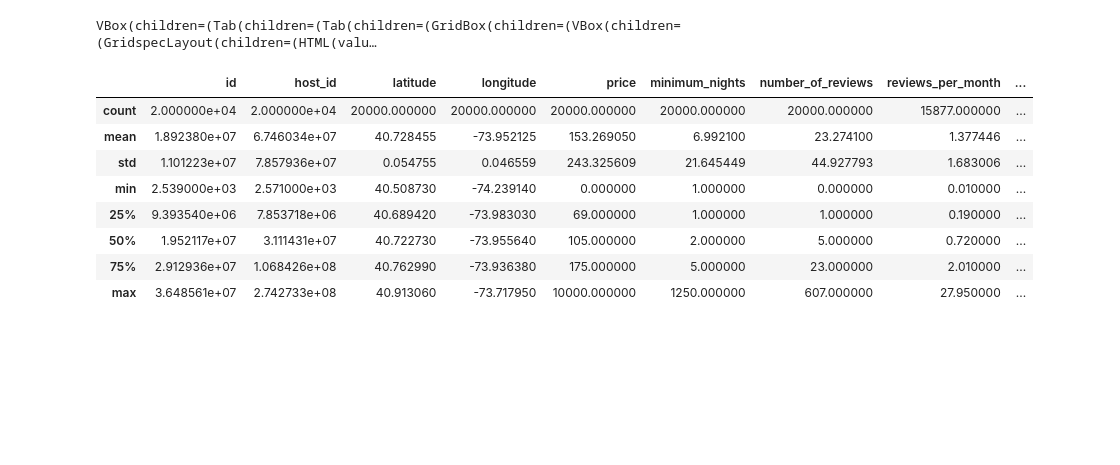
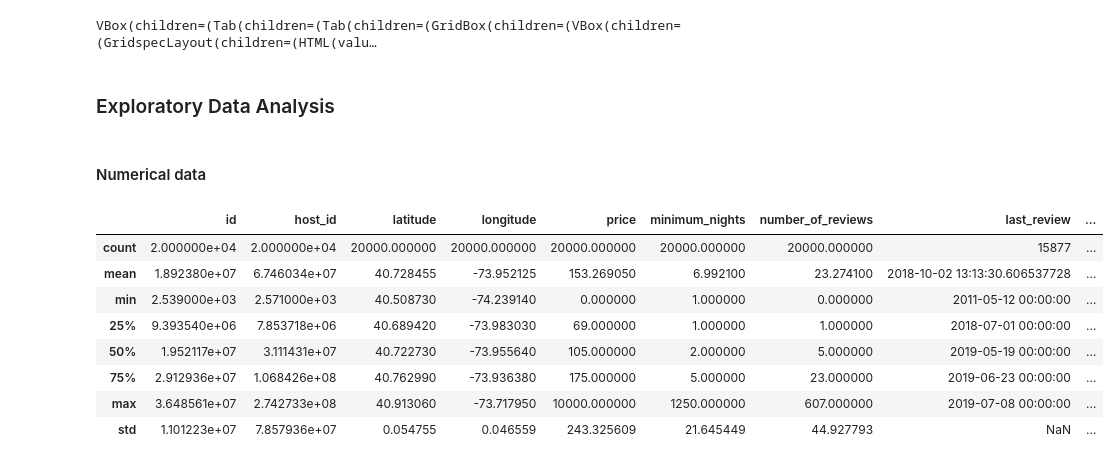
Before and after one commit to ibrahim-sheriff/Build-a-ML-Pipeline-for-Short-term-Rental-Prices-in-NYC, a Jupyter notebook: components/eda/EDA.ipynb, the cells around one changed output. Drawn from its saved outputs; the diff is of its cells as text; code cells hidden in the pictures; blank space fills up the shorter version.

Commit message:
Added EDA, data_clean and data_check components

```diff
--- a/components/eda/EDA.ipynb
+++ b/components/eda/EDA.ipynb
@@ -8,6 +9,11 @@ import pandas_profiling
 
 sns.set()
+# %%
+with open("../../config.yaml", "r") as file:
+    config = yaml.safe_load(file)
 # %%
-run = wandb.init(project="nyc_airbnb", save_code=True)
+run = wandb.init(project=config['main']['project_name'],
+                 group=config['main']['experiment_name'],
+                 job_type="EDA", save_code=True)
 # %% [output]
 wandb: Currently logged in as: ibrahimsherif (use `wandb login --relogin` to force relogin)
@@ -21,6 +27,7 @@ Run data is saved locally in /mnt/c/Users/lenovo/Desktop/Machine Learning DevOps
 # %%
-artifact = run.use_artifact("nyc_airbnb/raw_data.csv:latest\")\n",
+artifact = run.use_artifact("nyc_airbnb/raw_data.csv:latest")
 df = pd.read_csv(artifact.file())
+df['last_review'] = pd.to_datetime(df['last_review'])
 
 df.head()
 # %% [output]
@@ -35,15 +42,19 @@ profile = pandas_profiling.ProfileReport(df, title="Pandas Profiling Report")
 profile.to_widgets()
 # %% [output]
 VBox(children=(Tab(children=(Tab(children=(GridBox(children=(VBox(children=(GridspecLayout(children=(HTML(valu…
+# %% [markdown]
+### Exploratory Data Analysis
+# %% [markdown]
+#### Numerical data
 # %%
-df.describe()
+df.describe(datetime_is_numeric=True)
 # %% [output]
-|  | id | host_id | latitude | longitude | price | minimum_nights | number_of_reviews | reviews_per_month | ... |
-| count | 2.000000e+04 | 2.000000e+04 | 20000.000000 | 20000.000000 | 20000.000000 | 20000.000000 | 20000.000000 | 15877.000000 | ... |
-| mean | 1.892380e+07 | 6.746034e+07 | 40.728455 | -73.952125 | 153.269050 | 6.992100 | 23.274100 | 1.377446 | ... |
-| std | 1.101223e+07 | 7.857936e+07 | 0.054755 | 0.046559 | 243.325609 | 21.645449 | 44.927793 | 1.683006 | ... |
-| min | 2.539000e+03 | 2.571000e+03 | 40.508730 | -74.239140 | 0.000000 | 1.000000 | 0.000000 | 0.010000 | ... |
-| 25% | 9.393540e+06 | 7.853718e+06 | 40.689420 | -73.983030 | 69.000000 | 1.000000 | 1.000000 | 0.190000 | ... |
-| 50% | 1.952117e+07 | 3.111431e+07 | 40.722730 | -73.955640 | 105.000000 | 2.000000 | 5.000000 | 0.720000 | ... |
-| 75% | 2.912936e+07 | 1.068426e+08 | 40.762990 | -73.936380 | 175.000000 | 5.000000 | 23.000000 | 2.010000 | ... |
-| max | 3.648561e+07 | 2.742733e+08 | 40.913060 | -73.717950 | 10000.000000 | 1250.000000 | 607.000000 | 27.950000 | ... |
+|  | id | host_id | latitude | longitude | price | minimum_nights | number_of_reviews | last_review | ... |
+| count | 2.000000e+04 | 2.000000e+04 | 20000.000000 | 20000.000000 | 20000.000000 | 20000.000000 | 20000.000000 | 15877 | ... |
+| mean | 1.892380e+07 | 6.746034e+07 | 40.728455 | -73.952125 | 153.269050 | 6.992100 | 23.274100 | 2018-10-02 13:13:30.606537728 | ... |
+| min | 2.539000e+03 | 2.571000e+03 | 40.508730 | -74.239140 | 0.000000 | 1.000000 | 0.000000 | 2011-05-12 00:00:00 | ... |
+| 25% | 9.393540e+06 | 7.853718e+06 | 40.689420 | -73.983030 | 69.000000 | 1.000000 | 1.000000 | 2018-07-01 00:00:00 | ... |
+| 50% | 1.952117e+07 | 3.111431e+07 | 40.722730 | -73.955640 | 105.000000 | 2.000000 | 5.000000 | 2019-05-19 00:00:00 | ... |
+| 75% | 2.912936e+07 | 1.068426e+08 | 40.762990 | -73.936380 | 175.000000 | 5.000000 | 23.000000 | 2019-06-23 00:00:00 | ... |
+| max | 3.648561e+07 | 2.742733e+08 | 40.913060 | -73.717950 | 10000.000000 | 1250.000000 | 607.000000 | 2019-07-08 00:00:00 | ... |
+| std | 1.101223e+07 | 7.857936e+07 | 0.054755 | 0.046559 | 243.325609 | 21.645449 | 44.927793 | NaN | ... |
```
Also changed, not shown: parts of 17 cells of this notebook, 11 other files.
